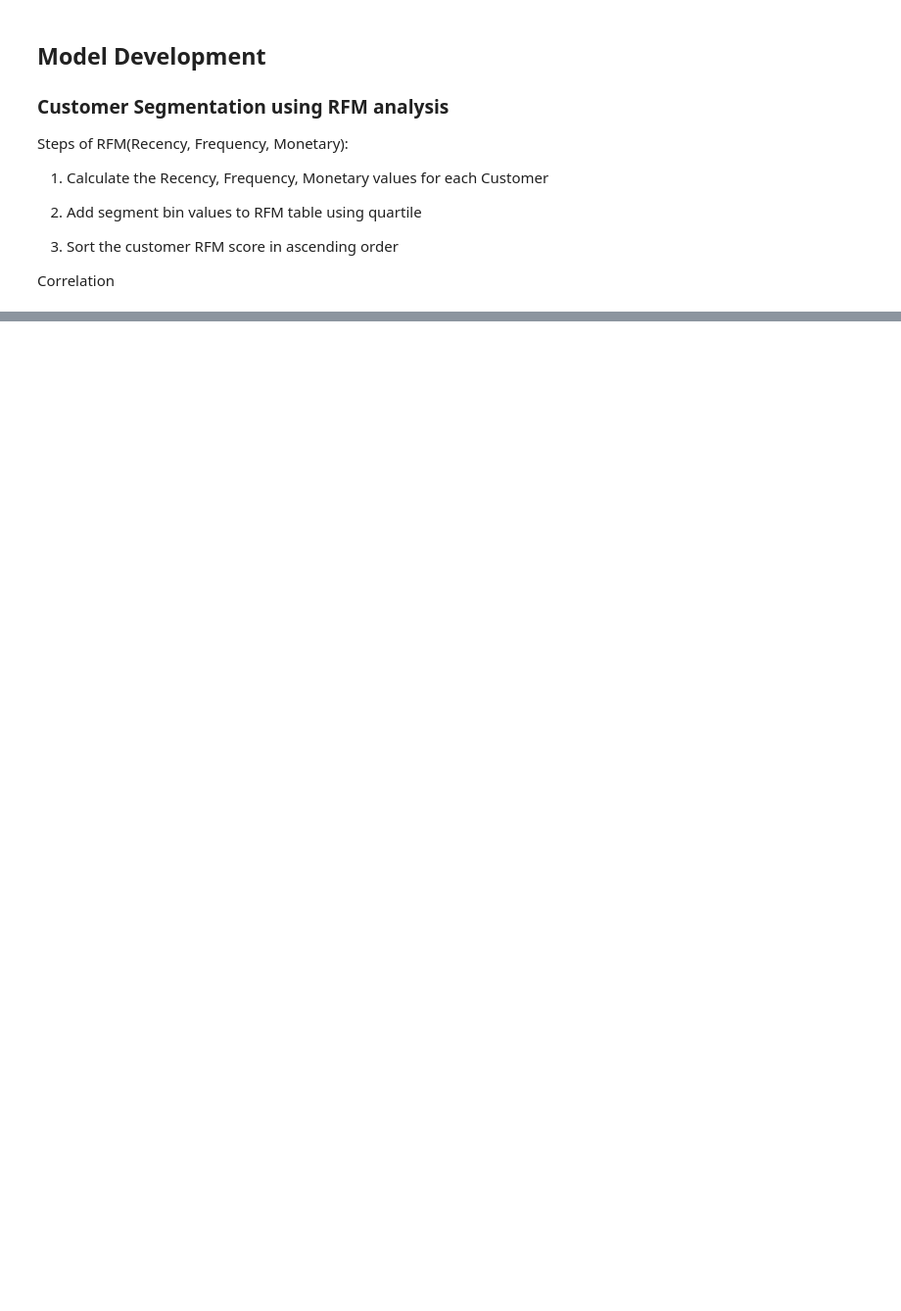
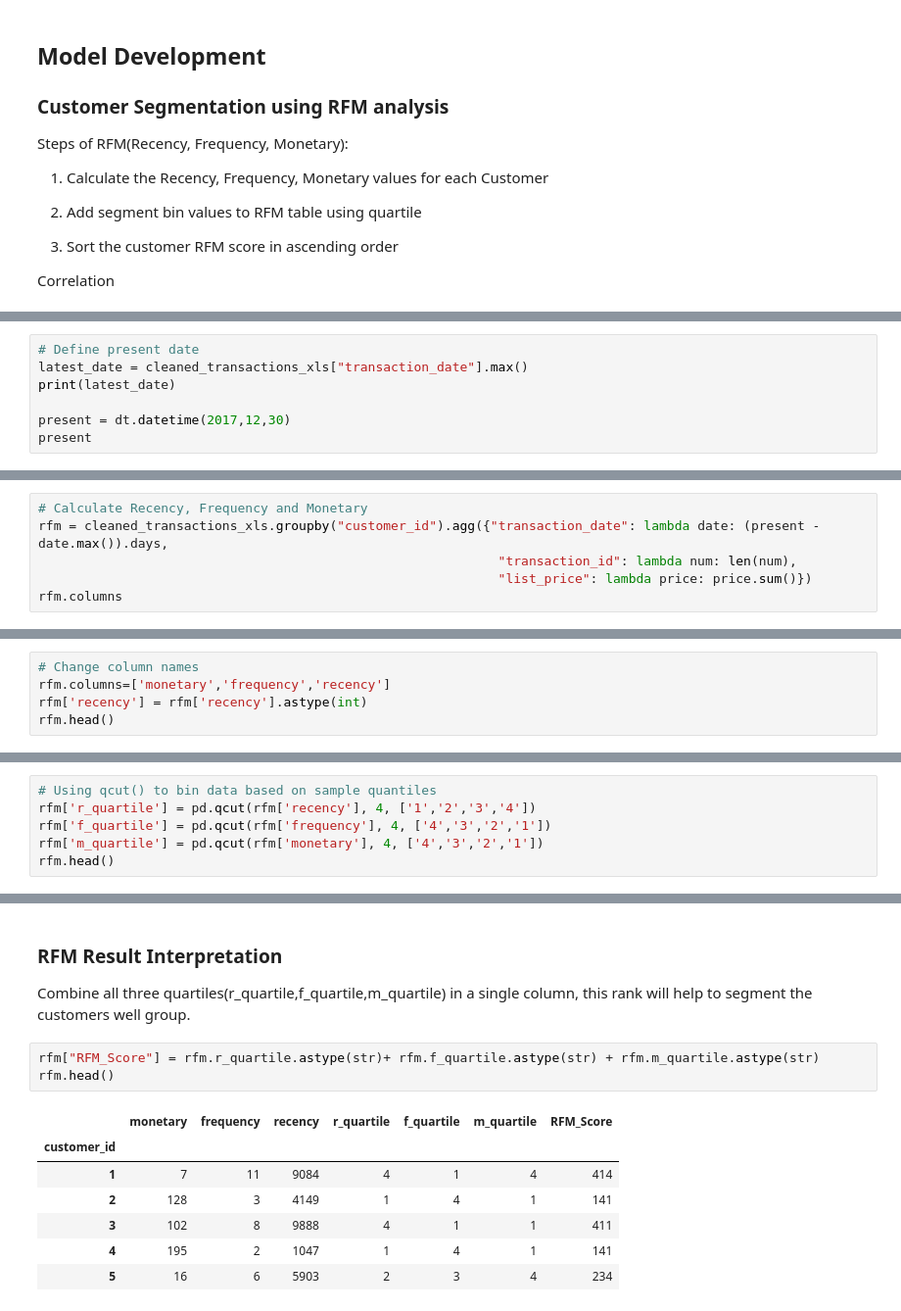
Before and after one commit to jeremychiaa/kpmg-virtual-internship, a Jupyter notebook: sprocket_script.ipynb, the cells around one changed output, grey strips where cells are left out. Shown at 98% size. Cells and saved outputs as stored; diff of their text form; blank space fills up the shorter version.

Commit message:
rfm results

```diff
--- a/sprocket_script.ipynb
+++ b/sprocket_script.ipynb
@@ -489,0 +509,7 @@ Correlation
+# %%
+# Define present date
+latest_date = cleaned_transactions_xls["transaction_date"].max()
+print(latest_date)
+
+present = dt.datetime(2017,12,30)
+present
@@ -489,0 +519,6 @@ Correlation
+# %%
+# Calculate Recency, Frequency and Monetary
+rfm = cleaned_transactions_xls.groupby("customer_id").agg({"transaction_date": lambda date: (present - date.max()).days,
+                                                            "transaction_id": lambda num: len(num),
+                                                            "list_price": lambda price: price.sum()})
+rfm.columns
@@ -489,0 +527,5 @@ Correlation
+# %%
+# Change column names
+rfm.columns=['monetary','frequency','recency']
+rfm['recency'] = rfm['recency'].astype(int)
+rfm.head()
@@ -489,0 +543,6 @@ Correlation
+# %%
+# Using qcut() to bin data based on sample quantiles
+rfm['r_quartile'] = pd.qcut(rfm['recency'], 4, ['1','2','3','4'])
+rfm['f_quartile'] = pd.qcut(rfm['frequency'], 4, ['4','3','2','1'])
+rfm['m_quartile'] = pd.qcut(rfm['monetary'], 4, ['4','3','2','1'])
+rfm.head()
@@ -489,0 +557,14 @@ Correlation
+# %% [markdown]
+### RFM Result Interpretation
+Combine all three quartiles(r_quartile,f_quartile,m_quartile) in a single column, this rank will help to segment the customers well group.
+# %%
+rfm["RFM_Score"] = rfm.r_quartile.astype(str)+ rfm.f_quartile.astype(str) + rfm.m_quartile.astype(str)
+rfm.head()
+# %% [output]
+|  | monetary | frequency | recency | r_quartile | f_quartile | m_quartile | RFM_Score |
+| customer_id |  |  |  |  |  |  |  |
+| 1 | 7 | 11 | 9084 | 4 | 1 | 4 | 414 |
+| 2 | 128 | 3 | 4149 | 1 | 4 | 1 | 141 |
+| 3 | 102 | 8 | 9888 | 4 | 1 | 1 | 411 |
+| 4 | 195 | 2 | 1047 | 1 | 4 | 1 | 141 |
+| 5 | 16 | 6 | 5903 | 2 | 3 | 4 | 234 |
```
Also changed, not shown: parts of 11 cells of this notebook.
